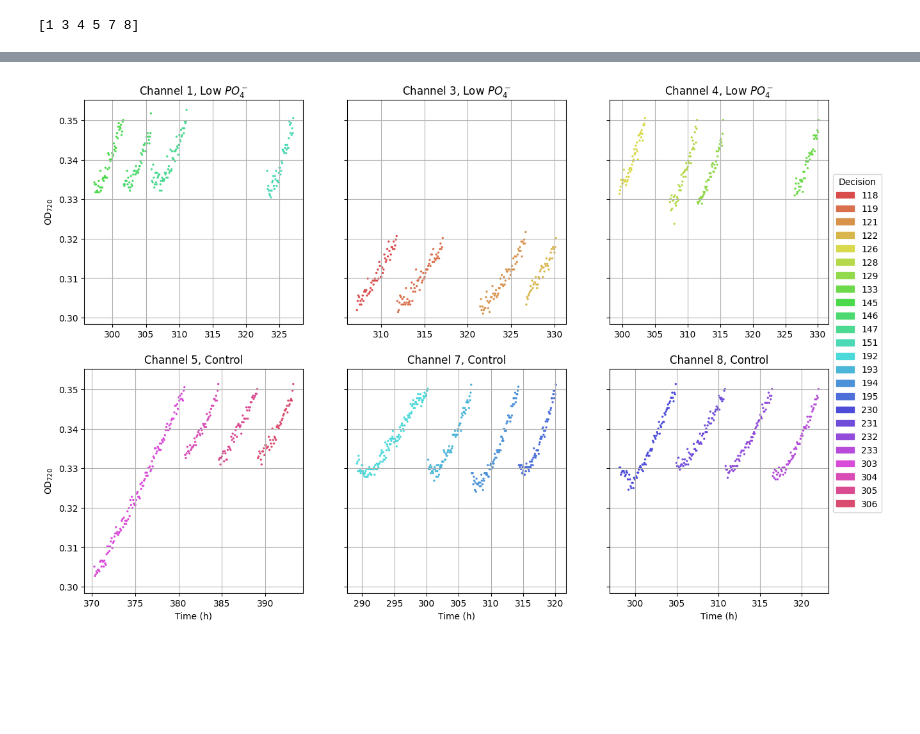
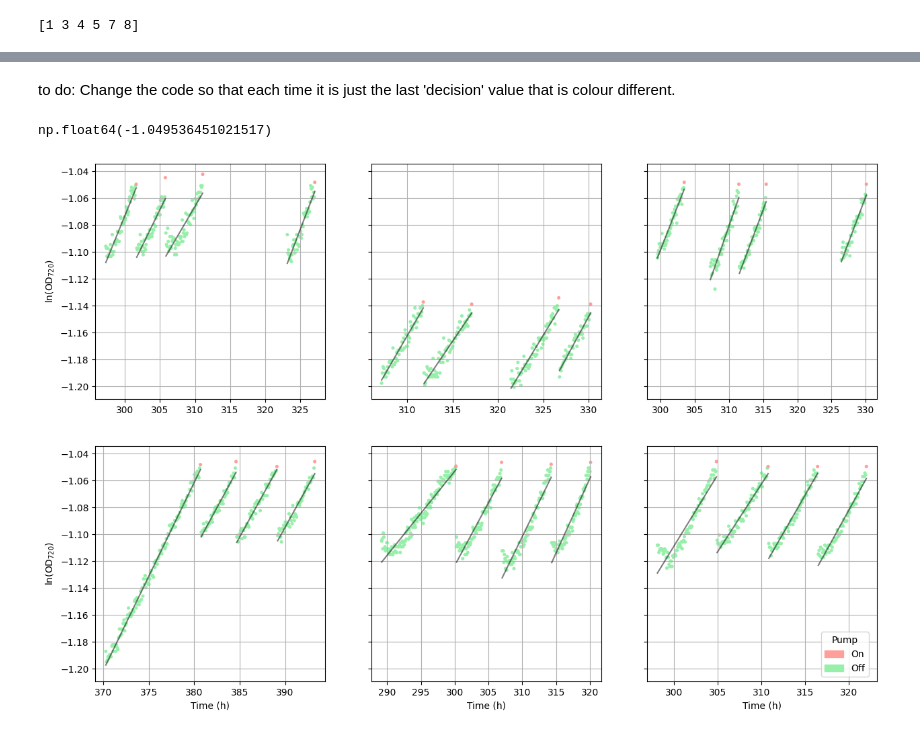
Before and after one commit to EvaPeet-sp/SystemsPractice, a Jupyter notebook: turbidostat.ipynb, the cells around one changed output, grey strips where cells are left out. Cells and saved outputs as stored; diff of their text form; code cells hidden in the pictures; blank space fills up the shorter version.

Commit message:
more turbidostat things

```diff
--- a/turbidostat.ipynb
+++ b/turbidostat.ipynb
@@ -38,0 +52,5 @@ def get_distinct_colors(n):
+# %%
+# create second dataframe and add transform the OD data
+df_transform = df_turbido
+df_transform["ODtrns"] = np.log(df_turbido["OD"])
+df_transform
@@ -39,43 +109,60 @@ def get_distinct_colors(n):
+# %% [markdown]
+to do: Change the code so that each time it is just the last 'decision' value that is colour different.
+# %%
+df_transform["ODtrns"].iloc[-1]
+# %% [output]
+np.float64(-1.049536451021517)
 # %%
-# df_ch1 = df_turbido[df_turbido['channel'] == 1]
+# Define fixed color mapping for all decision values
 
-import matplotlib.patches as mpatches
-from matplotlib.colors import BoundaryNorm
-from matplotlib.cm import get_cmap
+colors = plt.rcParams['axes.prop_cycle'].by_key()['color']
+col_th = np.where(df_transform['decision'] != df_transform['decision'].shift(-1), colors[2], colors[1])
 
-# Define fixed color mapping for all decision values
-decision_values = sorted(df_turbido['decision'].unique())
-# cmap = plt.get_cmap('tab10', len(decision_values))
-color_map = {val: get_distinct_colors(len(decision_values))[i] for i, val in enumerate(decision_values)}
+df_transform['col_th'] = col_th
 
 
 fig, axs = plt.subplots(2, 3, sharex= False, sharey= True, figsize = (15, 10))
 plt.grid()
 
-for i, channel in enumerate(sorted(df_turbido.channel.unique())):
-    df = df_turbido[df_turbido['channel'] == channel]
-    colors = df['decision'].map(color_map)
+for i, channel in enumerate(sorted(df_transform.channel.unique())):
+    df_channel = df_transform[df_transform['channel'] == channel]
 
-    if i < 3:
-        axs[0, i].scatter(df.time_h, df.OD, s = 2, c = colors, label = df.decision)
-        axs[0, i].set_title(f'Channel {channel}, Low $PO_{4}^-$')
-        axs[0, i].grid(True)
-        if i == 0:
-            axs[0, i].set_ylabel(r'OD$_{720}$')
+    row, col = divmod(i, 3)
 
-    else:
-        axs[1, i-3].scatter(df.time_h, df.OD, s = 2, c = colors, label = df.decision)
-        axs[1, i-3].set_title(f'Channel {channel}, Control')
-        axs[1, i-3].set_xlabel(f'Time (h)')
-        axs[1, i-3].grid(True)
-        if i-3 == 0:
-            axs[1, i-3].set_ylabel(r'OD$_{720}$')
+    # plot the scatter and grid for each
+    axs[row, col].scatter(df_channel.time_h, df_channel.ODtrns, s = 7, c = df_channel.col_th)
+    axs[row, col].grid(True)
+    for decision in df_channel.decision.unique():
+        df_decision = df_channel[df_channel['decision'] == decision]
 
-legend_patches = [mpatches.Patch(color=color_map[val], label=f'{val}')
-                  for val in decision_values]
-fig.legend(handles=legend_patches, title='Decision',
-           loc='center left', ncol=1, bbox_to_anchor=(0.9, 0.5))
+        intercept = df_coefs.loc[(channel, decision), 'int']
+        slope = df_coefs.loc[(channel, decision), 'slope']
+        y = slope * df_decision.time_h + intercept
+
+        axs[row, col].plot(df_decision.time_h, y, color = 'black', alpha = 0.5)
+
+    if col == 0:
+        axs[row, col].set_ylabel(r'ln(OD$_{720}$)')
+
+    if row == 1:
+        axs[row, col].set_xlabel(f'Time (h)')
+
+
+legend_patches = [mpatches.Patch(color=colors[2], label=f'On'),
+                  mpatches.Patch(color=colors[1], label=f'Off')]
+fig.legend(handles=legend_patches, title='Pump',
+           loc='center left', ncol=1, bbox_to_anchor=(0.84, 0.15))
 fig.tight_layout
 plt.show()
+
+
+
+#  axs[row, col].set_title(f'Channel {channel}, Low $PO_{4}^-$')
+
+#  axs[1, i-3].set_title(f'Channel {channel}, Control')
+#         axs[1, i-3]
+
+#  if i-3 == 0:
+#             axs[1, i-3].set_ylabel(r'ln(OD$_{720}$)')
 # %% [output]
-[figure, old version]
+[figure, new version]
```
Also changed, not shown: parts of 6 cells of this notebook.
